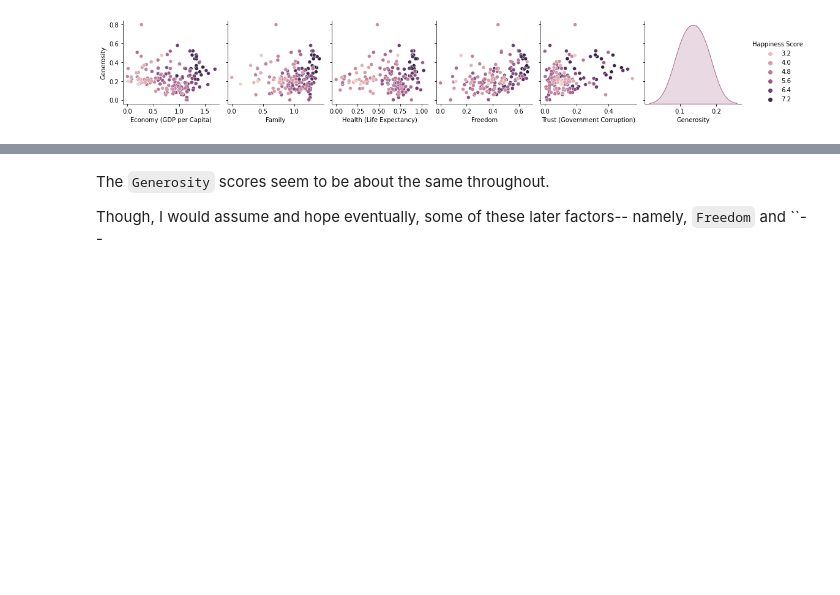
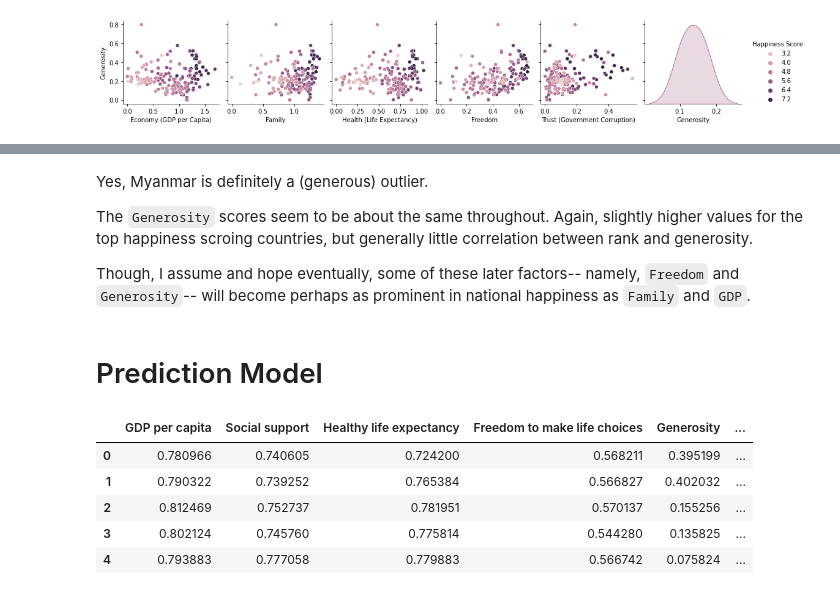
Before and after one commit to yabbou/python-data-science, a Jupyter notebook: hw_4_pandas.ipynb, the cells around one changed output, grey strips where cells are left out. Cells and saved outputs as stored; diff of their text form; code cells hidden in the pictures; blank space fills up the shorter version.

Commit message:
Added five year prediction

```diff
--- a/hw_4_pandas.ipynb
+++ b/hw_4_pandas.ipynb
@@ -383,4 +411,32 @@ Median: 0.22 Mean: 0.24
 # %% [markdown]
-The `Generosity` scores seem to be about the same throughout.
+Yes, Myanmar is definitely a (generous) outlier.
 
-Though, I would assume and hope eventually, some of these later factors-- namely, `Freedom` and ``--
+The `Generosity` scores seem to be about the same throughout. Again, slightly higher values for the top happiness scroing countries, but generally little correlation between rank and generosity.
+
+Though, I assume and hope eventually, some of these later factors-- namely, `Freedom` and `Generosity`-- will become perhaps as prominent in national happiness as `Family` and `GDP`.
+# %% [markdown]
+Prediction Model
+==
+# %%
+def factorsToList(factors,factors_to_drop):
+  h_corr = factors.copy().drop(factors_to_drop, axis=1).corr()
+  h_values = h_corr.iloc[1:,0]#.sort_values(ascending=False)
+  return list(h_values)
+# %%
+happiness_ls = []
+happiness_ls.append(factorsToList(h_2015,['Happiness Rank','Dystopia Residual','Standard Error']))
+happiness_ls.append(factorsToList(h_2016,['Happiness Rank','Dystopia Residual','Lower Confidence Interval', 'Upper Confidence Interval']))
+happiness_ls.append(factorsToList(h_2017,['Happiness.Rank','Dystopia.Residual','Whisker.low', 'Whisker.high']))
+happiness_ls.append(factorsToList(h_2018,['Overall rank']))
+happiness_ls.append(factorsToList(h_2019,['Overall rank']))
+
+COLS = h_2019.columns.drop(['Overall rank','Score','Country or region'])
+happiness_corr_df = pd.DataFrame(happiness_ls,columns=COLS)
+happiness_corr_df
+# %% [output]
+|  | GDP per capita | Social support | Healthy life expectancy | Freedom to make life choices | Generosity | ... |
+| 0 | 0.780966 | 0.740605 | 0.724200 | 0.568211 | 0.395199 | ... |
+| 1 | 0.790322 | 0.739252 | 0.765384 | 0.566827 | 0.402032 | ... |
+| 2 | 0.812469 | 0.752737 | 0.781951 | 0.570137 | 0.155256 | ... |
+| 3 | 0.802124 | 0.745760 | 0.775814 | 0.544280 | 0.135825 | ... |
+| 4 | 0.793883 | 0.777058 | 0.779883 | 0.566742 | 0.075824 | ... |
```
Also changed, not shown: parts of 18 cells of this notebook.
